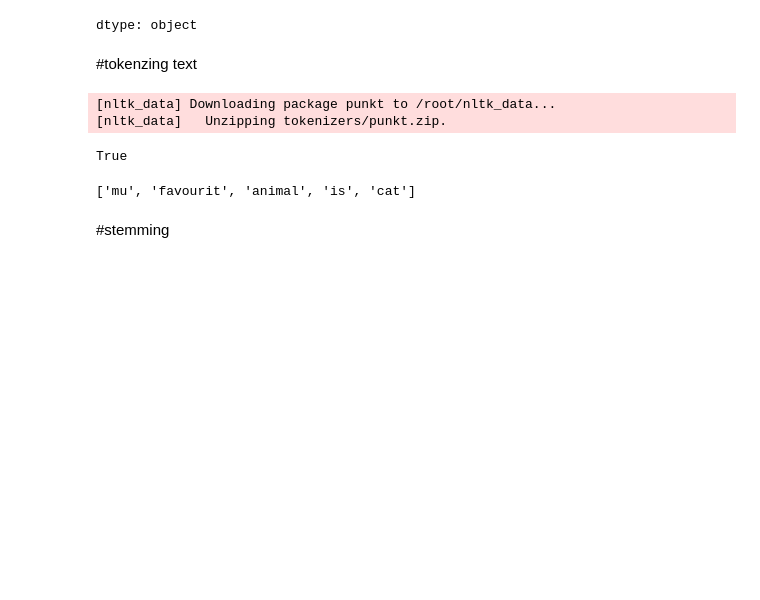
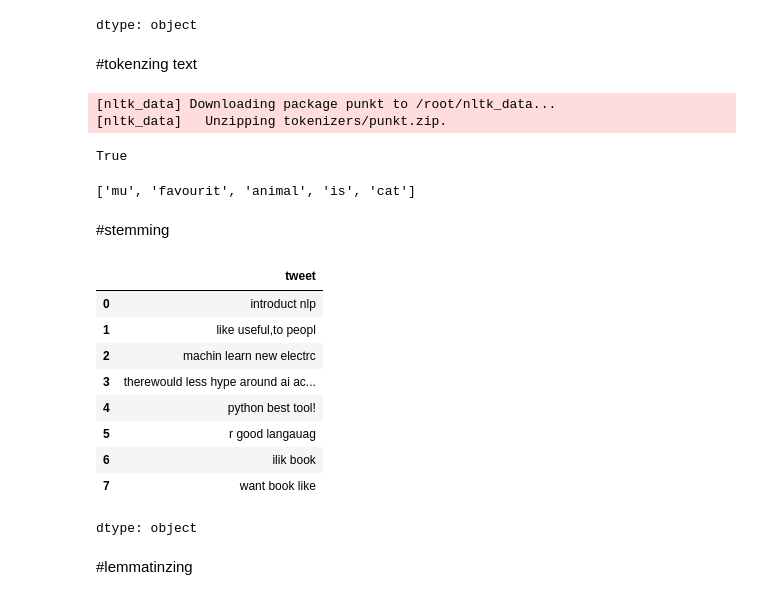
Before and after one commit to baaaRaathh/Natural-Language-Processing, a Jupyter notebook: Text_Processing.ipynb, the cells around one changed output. Cells and saved outputs as stored; diff of their text form; code cells hidden in the pictures; blank space fills up the shorter version.

```diff
--- a/Text_Processing.ipynb
+++ b/Text_Processing.ipynb
@@ -168,3 +168,20 @@ nltk.word_tokenize(my)
 ['mu', 'favourit', 'animal', 'is', 'cat']
 # %% [markdown]
 #stemming
+# %%
+from nltk.stem import PorterStemmer
+st = PorterStemmer()
+df['tweet'].apply(lambda x : ' '.join(st.stem(word)for word in x.split()))
+# %% [output]
+|  | tweet |
+| 0 | introduct nlp |
+| 1 | like useful,to peopl |
+| 2 | machin learn new electrc |
+| 3 | therewould less hype around ai ac... |
+| 4 | python best tool! |
+| 5 | r good langauag |
+| 6 | ilik book |
+| 7 | want book like |
+dtype: object
+# %% [markdown]
+#lemmatinzing
```
Also changed, not shown: parts of 15 cells of this notebook.
